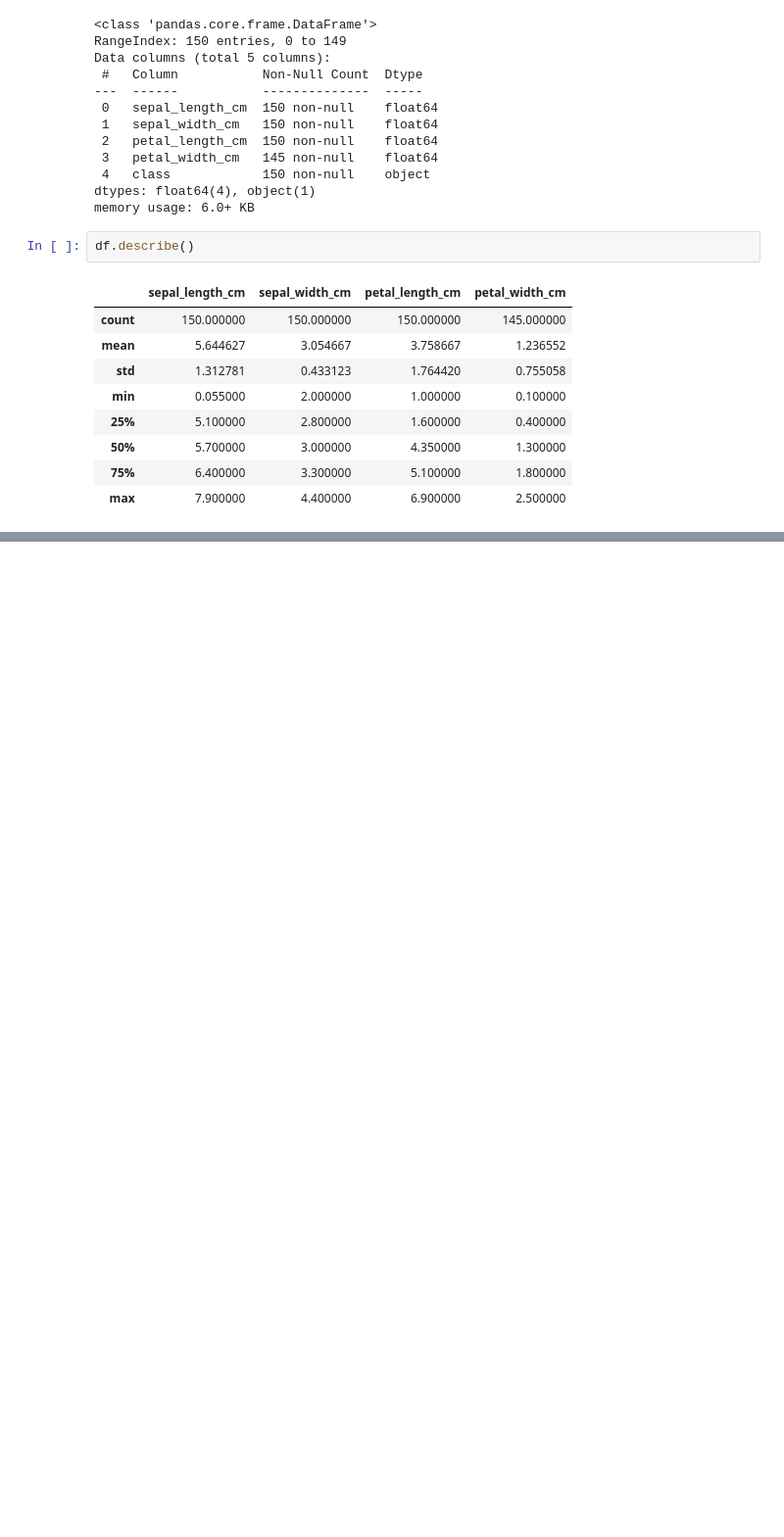
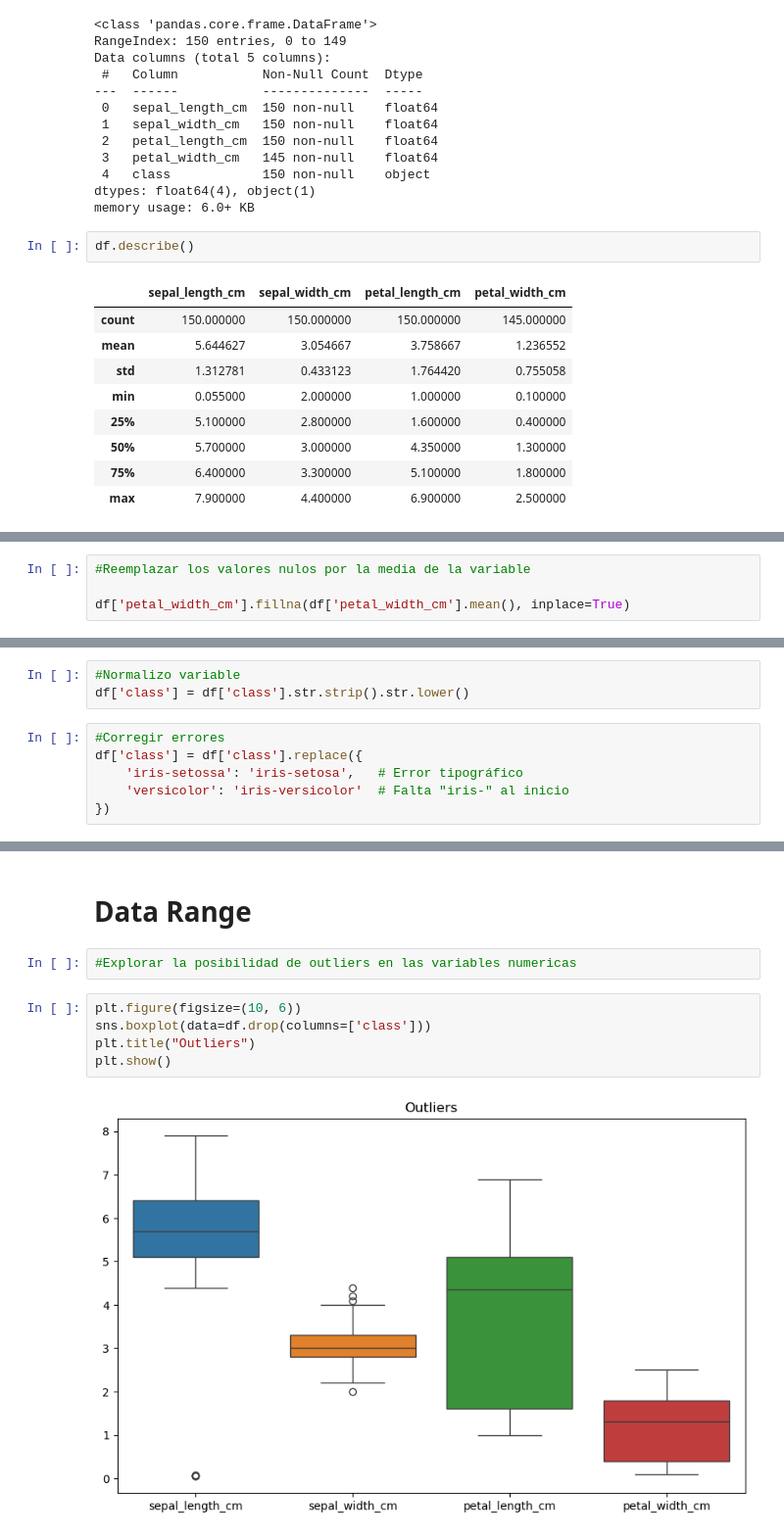
Before and after one commit to blancadelavega/dataptmad0924_labs, a Jupyter notebook: module-3/data-cleaning-challenge/my-code/main.ipynb, the cells around one changed output, grey strips where cells are left out. Shown at 98% size. Cells and saved outputs as stored; diff of their text form; blank space fills up the shorter version.

```diff
--- a/module-3/data-cleaning-challenge/my-code/main.ipynb
+++ b/module-3/data-cleaning-challenge/my-code/main.ipynb
@@ -55,0 +77,4 @@ missing_values
+# %%
+#Reemplazar los valores nulos por la media de la variable
+
+df['petal_width_cm'].fillna(df['petal_width_cm'].mean(), inplace=True)
@@ -55,0 +123,9 @@ missing_values
+# %%
+#Normalizo variable
+df['class'] = df['class'].str.strip().str.lower()
+# %%
+#Corregir errores
+df['class'] = df['class'].replace({
+    'iris-setossa': 'iris-setosa',   # Error tipográfico
+    'versicolor': 'iris-versicolor'  # Falta "iris-" al inicio
+})
@@ -55,0 +141,11 @@ missing_values
+# %% [markdown]
+# Data Range
+# %%
+#Explorar la posibilidad de outliers en las variables numericas
+# %%
+plt.figure(figsize=(10, 6))
+sns.boxplot(data=df.drop(columns=['class']))
+plt.title("Outliers")
+plt.show()
+# %% [output]
+[figure, added]
```
Also changed, not shown: parts of 23 cells of this notebook, 1 other file.
